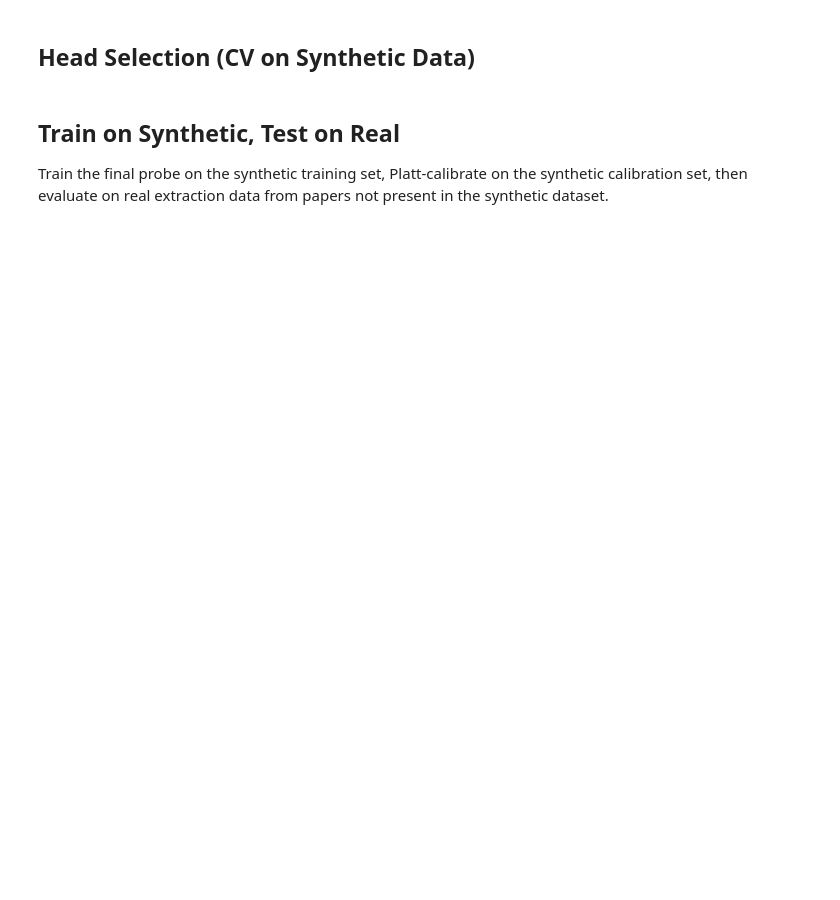
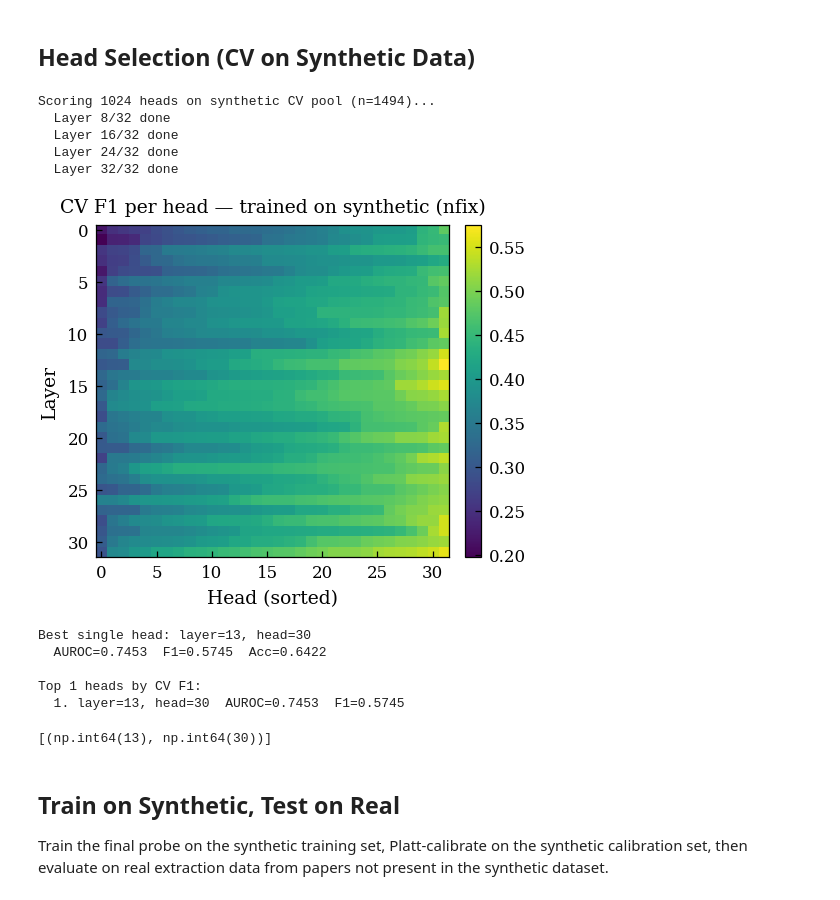
Before and after one commit to kevinqnb/scholarlm, a Jupyter notebook: analysis/synthetic_probe_analysis.ipynb, the cells around one changed output. Saved outputs shown, nothing was run; the diff lists cells and outputs as text; code cells hidden in the pictures; blank space fills up the shorter version.

Commit message:
First synthetic probe analysis + minor changes to identification for pond-ten.

```diff
--- a/analysis/synthetic_probe_analysis.ipynb
+++ b/analysis/synthetic_probe_analysis.ipynb
@@ -77,13 +79,13 @@ Path(FIGURES_DIR).mkdir(parents=True, exist_ok=True)
 # %%
 # ── Parameters ───────────────────────────────────────────────────────────────
-DATASET          = 'pond'
+DATASET          = 'nfix'
 JUDGE_MODEL      = 'llama-3.1-8b'   # must match judge used for both synthetic and real runs
 JUDGE_DATE_SYN   = None              # auto-detect latest synthetic probe run
 
 # Real extraction run to use for test set
 EXTRACTION_MODEL = 'gemma-3-27b'
-EXTRACTION_DATE  = '2026_04_19'
-JUDGE_DATE_REAL  = '2026_04_22'
+EXTRACTION_DATE  = '2026_04_20'
+JUDGE_DATE_REAL  = '2026_04_24'
 
 TOP_K   = 5    # heads for greedy selection
 N_FOLDS = 5
@@ -308,17 +374,24 @@ for l in range(n_layers):
         head_oof_probs[(l, h)]  = oof_probs
     if (l + 1) % 8 == 0:
         print(f'  Layer {l + 1}/{n_layers} done')
+# %% [output]
+Scoring 1024 heads on synthetic CV pool (n=1494)...
+  Layer 8/32 done
+  Layer 16/32 done
+  Layer 24/32 done
+  Layer 32/32 done
 # %%
 score_mat = head_scores_f1
-fig, ax = plt.subplots(1, 1, figsize=(7, 6))
+fig, ax = plt.subplots(1, 1, figsize=(3.5, 3))
 im = ax.imshow(np.sort(score_mat, axis=1), cmap='viridis', aspect='auto')
 ax.set_xlabel('Head (sorted)')
 ax.set_ylabel('Layer')
 ax.set_title(f'CV F1 per head — trained on synthetic ({DATASET})')
 fig.colorbar(im, ax=ax, fraction=0.046, pad=0.04)
 fig.tight_layout()
-fig.savefig(FIGURES_DIR + f'synprobe_heatmap_{DATASET}_j-{JUDGE_MODEL}.pdf', bbox_inches='tight')
-fig
+#fig.savefig(FIGURES_DIR + f'synprobe_heatmap_{DATASET}_j-{JUDGE_MODEL}.pdf', bbox_inches='tight')
+# %% [output]
+[figure, added]
 # %%
 best_l, best_h = np.unravel_index(score_mat.argmax(), score_mat.shape)
 print(f'Best single head: layer={best_l}, head={best_h}')
@@ -326,7 +399,7 @@ print(f'  AUROC={head_scores_auroc[best_l, best_h]:.4f}  '
       f'F1={head_scores_f1[best_l, best_h]:.4f}  '
       f'Acc={head_scores_acc[best_l, best_h]:.4f}')
 
-k = TOP_K
+k = 1
 flat_indices = np.argsort(score_mat.flatten())[-k:][::-1]
 top_k_heads  = [np.unravel_index(idx, score_mat.shape) for idx in flat_indices]
 
@@ -335,6 +408,16 @@ for i, (bl, bh) in enumerate(top_k_heads):
     print(f'  {i+1}. layer={bl}, head={bh}  '
           f'AUROC={head_scores_auroc[bl, bh]:.4f}  '
           f'F1={head_scores_f1[bl, bh]:.4f}')
+# %% [output]
+Best single head: layer=13, head=30
+  AUROC=0.7453  F1=0.5745  Acc=0.6422
+
+Top 1 heads by CV F1:
+  1. layer=13, head=30  AUROC=0.7453  F1=0.5745
+# %%
+top_k_heads
+# %% [output]
+[(np.int64(13), np.int64(30))]
 # %% [markdown]
 ## Train on Synthetic, Test on Real
 
```
Also changed, not shown: parts of 15 cells of this notebook, 3 other files.
